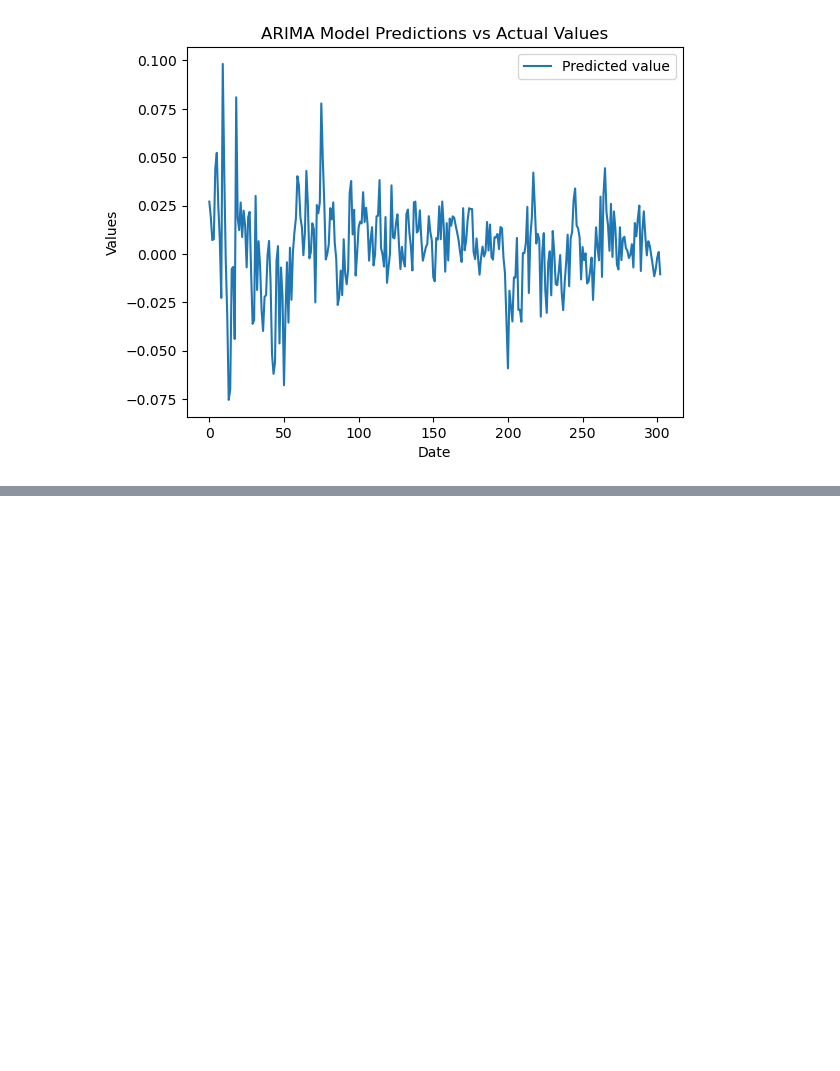
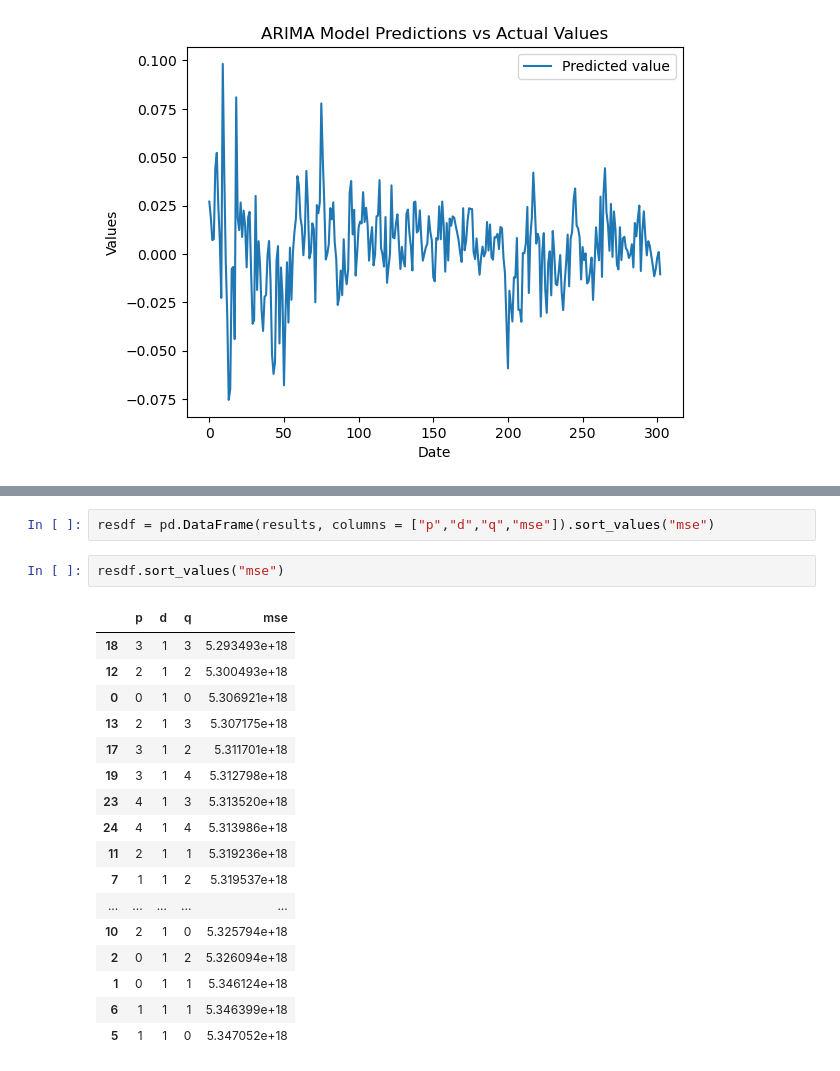
Before and after one commit to paulfav/ts_forecasting, a Jupyter notebook: ARMA_ARRIMA.ipynb, the cells around one changed output, grey strips where cells are left out. Drawn from its saved outputs; the diff is of its cells as text; blank space fills up the shorter version.

```diff
--- a/ARMA_ARRIMA.ipynb
+++ b/ARMA_ARRIMA.ipynb
@@ -196,0 +294,22 @@ pd.read_csv("MSE_1d_pred_ARIMA.csv")
+# %%
+resdf = pd.DataFrame(results, columns = ["p","d","q","mse"]).sort_values("mse")
+# %%
+resdf.sort_values("mse")
+# %% [output]
+|  | p | d | q | mse |
+| 18 | 3 | 1 | 3 | 5.293493e+18 |
+| 12 | 2 | 1 | 2 | 5.300493e+18 |
+| 0 | 0 | 1 | 0 | 5.306921e+18 |
+| 13 | 2 | 1 | 3 | 5.307175e+18 |
+| 17 | 3 | 1 | 2 | 5.311701e+18 |
+| 19 | 3 | 1 | 4 | 5.312798e+18 |
+| 23 | 4 | 1 | 3 | 5.313520e+18 |
+| 24 | 4 | 1 | 4 | 5.313986e+18 |
+| 11 | 2 | 1 | 1 | 5.319236e+18 |
+| 7 | 1 | 1 | 2 | 5.319537e+18 |
+| ... | ... | ... | ... | ... |
+| 10 | 2 | 1 | 0 | 5.325794e+18 |
+| 2 | 0 | 1 | 2 | 5.326094e+18 |
+| 1 | 0 | 1 | 1 | 5.346124e+18 |
+| 6 | 1 | 1 | 1 | 5.346399e+18 |
+| 5 | 1 | 1 | 0 | 5.347052e+18 |
```
Also changed, not shown: parts of 6 cells of this notebook, 12 other files.
